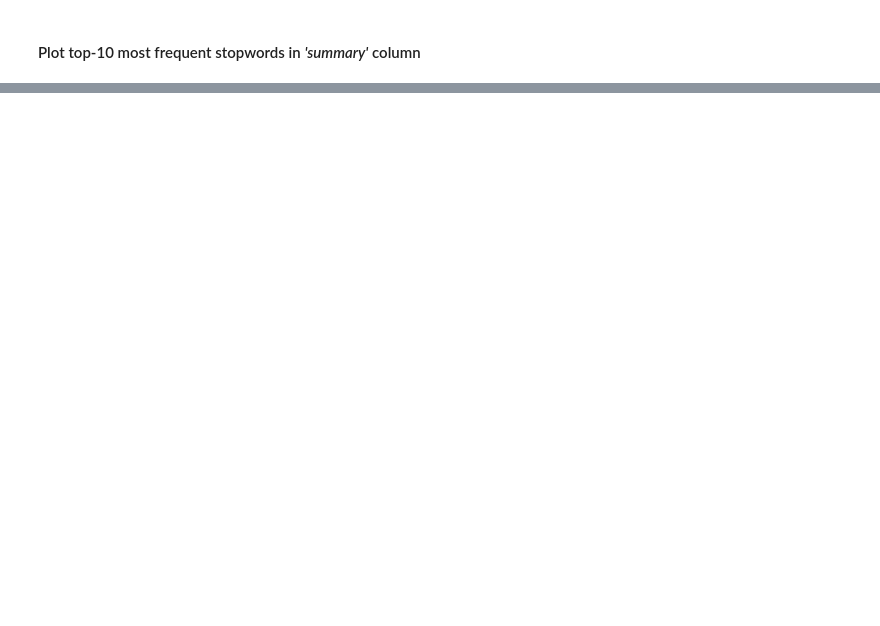
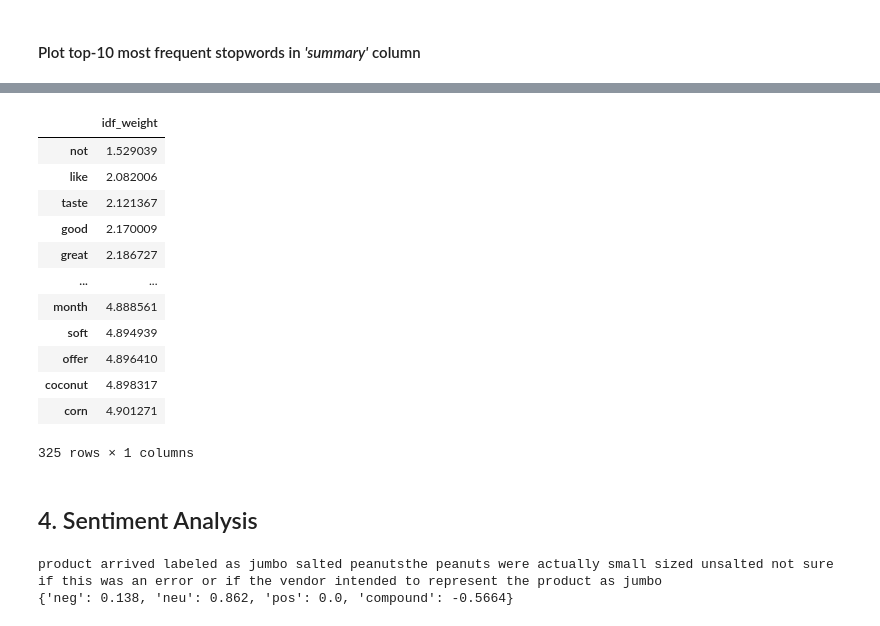
Before and after one commit to mverbytska/amazon-reviews-sentiment-analysis, a Jupyter notebook: myenv/amazon_sentiment_analysis.ipynb, the cells around one changed output, grey strips where cells are left out. Cells and saved outputs as stored; diff of their text form; code cells hidden in the pictures; blank space fills up the shorter version.

```diff
--- a/myenv/amazon_sentiment_analysis.ipynb
+++ b/myenv/amazon_sentiment_analysis.ipynb
@@ -272,0 +395,4 @@ find_and_plot_top_words(clean_data, 'summary', 10, True)
+# %%
+doc = [' '.join(review) for review in clean_data['full_review']]
+cv = CountVectorizer(max_df=0.98, min_df=0.02)
+word_count_vector = cv.fit_transform(doc)
@@ -272,0 +408,20 @@ find_and_plot_top_words(clean_data, 'summary', 10, True)
+# %%
+idf_data = pd.DataFrame(tfidf_transf.idf_, index=cv.get_feature_names_out(), columns=['idf_weight'])
+idf_data = idf_data.sort_values(by='idf_weight')
+idf_data
+# %% [output]
+|  | idf_weight |
+| not | 1.529039 |
+| like | 2.082006 |
+| taste | 2.121367 |
+| good | 2.170009 |
+| great | 2.186727 |
+| ... | ... |
+| month | 4.888561 |
+| soft | 4.894939 |
+| offer | 4.896410 |
+| coconut | 4.898317 |
+| corn | 4.901271 |
+325 rows × 1 columns
+# %% [markdown]
+## 4. Sentiment Analysis
@@ -272,0 +433,6 @@ find_and_plot_top_words(clean_data, 'summary', 10, True)
+# %%
+print(clean_data['text'][1])
+print(polarity_scores[1])
+# %% [output]
+product arrived labeled as jumbo salted peanutsthe peanuts were actually small sized unsalted not sure if this was an error or if the vendor intended to represent the product as jumbo
+{'neg': 0.138, 'neu': 0.862, 'pos': 0.0, 'compound': -0.5664}
```
Also changed, not shown: parts of 29 cells of this notebook.
